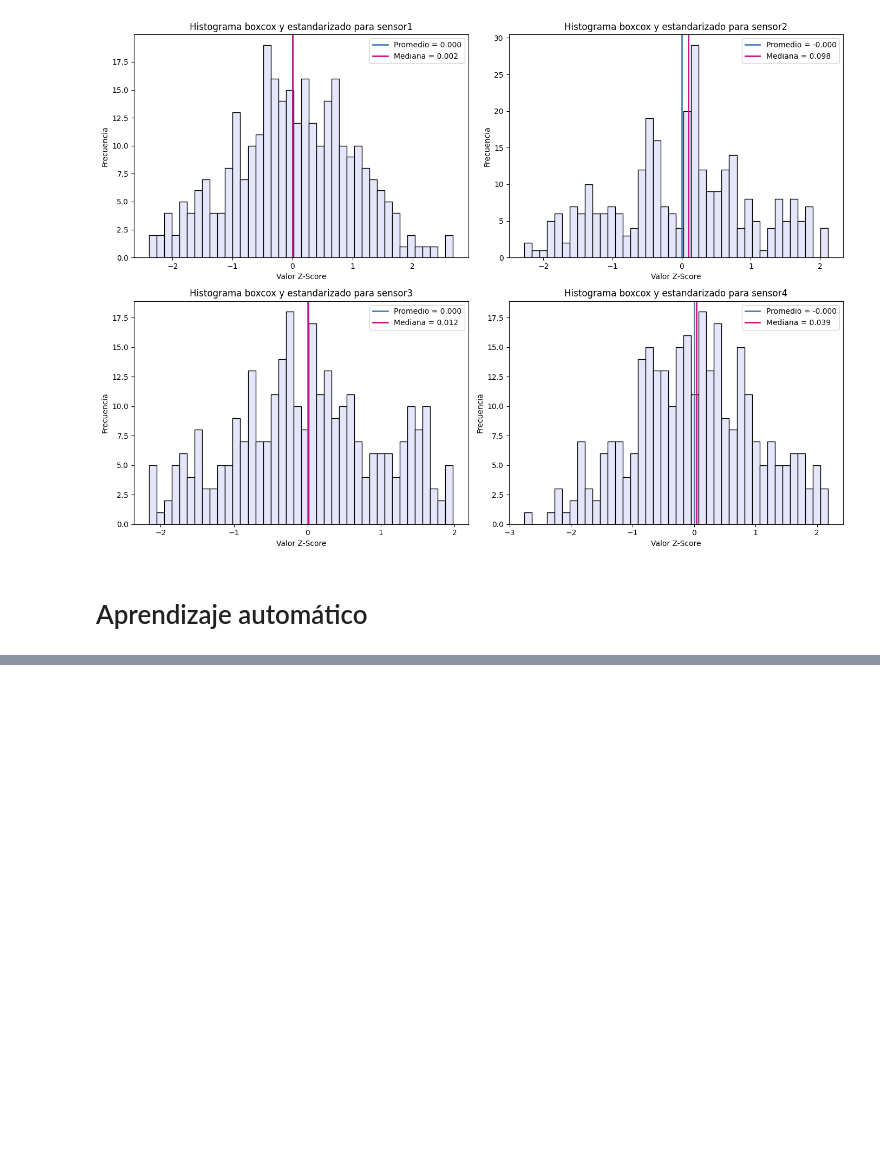
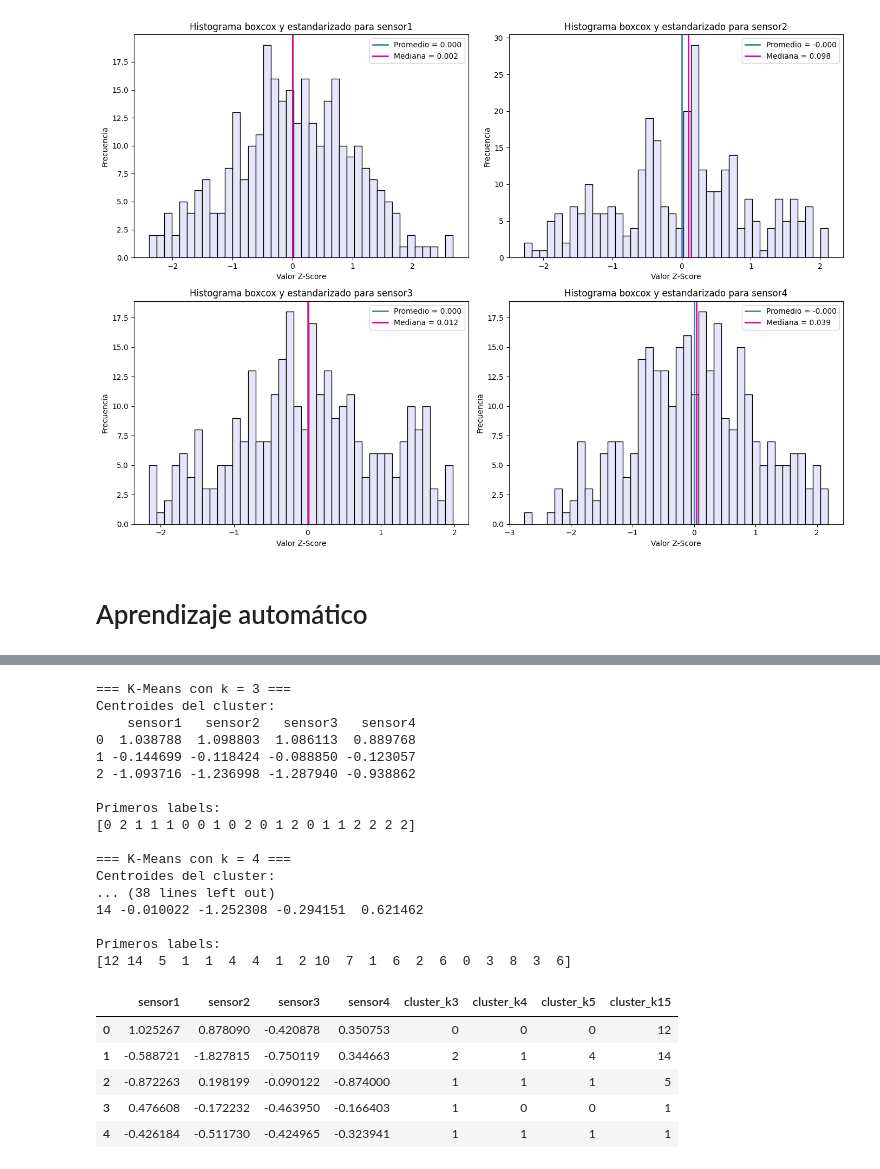
Before and after one commit to LeoGAR55/MD-1958, a Jupyter notebook: main.ipynb, the cells around one changed output, grey strips where cells are left out. Cells and saved outputs as stored; diff of their text form; code cells hidden in the pictures; blank space fills up the shorter version.

```diff
--- a/main.ipynb
+++ b/main.ipynb
@@ -488,0 +495,46 @@ plt.show()
+# %%
+ks = [3, 4, 5, 15]
+
+clusters_resultados = {}
+
+for k in ks: # un modelo para cada k
+    modelo = KMeans(n_clusters=k, random_state=42)
+    modelo.fit(df_final)
+
+    clusters_resultados[k] = modelo.labels_
+
+    print(f"\n=== K-Means con k = {k} ===")
+    print("Centroides del cluster:")
+    print(pd.DataFrame(modelo.cluster_centers_, columns=df_final.columns))
+    print("\nPrimeros labels:") # labels para saber a que grupo (fila) pertenecen
+    print(modelo.labels_[:20])
+
+df_clusters = df_final.copy()
+for k in ks:
+    df_clusters[f"cluster_k{k}"] = clusters_resultados[k] # ageragr una col nueva al df clusters para cada k
+
+df_clusters.head(5)
+# %% [output]
+=== K-Means con k = 3 ===
+Centroides del cluster:
+    sensor1   sensor2   sensor3   sensor4
+0  1.038788  1.098803  1.086113  0.889768
+1 -0.144699 -0.118424 -0.088850 -0.123057
+2 -1.093716 -1.236998 -1.287940 -0.938862
+
+Primeros labels:
+[0 2 1 1 1 0 0 1 0 2 0 1 2 0 1 1 2 2 2 2]
+
+=== K-Means con k = 4 ===
+Centroides del cluster:
+... (38 lines left out)
+14 -0.010022 -1.252308 -0.294151  0.621462
+
+Primeros labels:
+[12 14  5  1  1  4  4  1  2 10  7  1  6  2  6  0  3  8  3  6]
+|  | sensor1 | sensor2 | sensor3 | sensor4 | cluster_k3 | cluster_k4 | cluster_k5 | cluster_k15 |
+| 0 | 1.025267 | 0.878090 | -0.420878 | 0.350753 | 0 | 0 | 0 | 12 |
+| 1 | -0.588721 | -1.827815 | -0.750119 | 0.344663 | 2 | 1 | 4 | 14 |
+| 2 | -0.872263 | 0.198199 | -0.090122 | -0.874000 | 1 | 1 | 1 | 5 |
+| 3 | 0.476608 | -0.172232 | -0.463950 | -0.166403 | 1 | 0 | 0 | 1 |
+| 4 | -0.426184 | -0.511730 | -0.424965 | -0.323941 | 1 | 1 | 1 | 1 |
```
Also changed, not shown: parts of 8 cells of this notebook.
